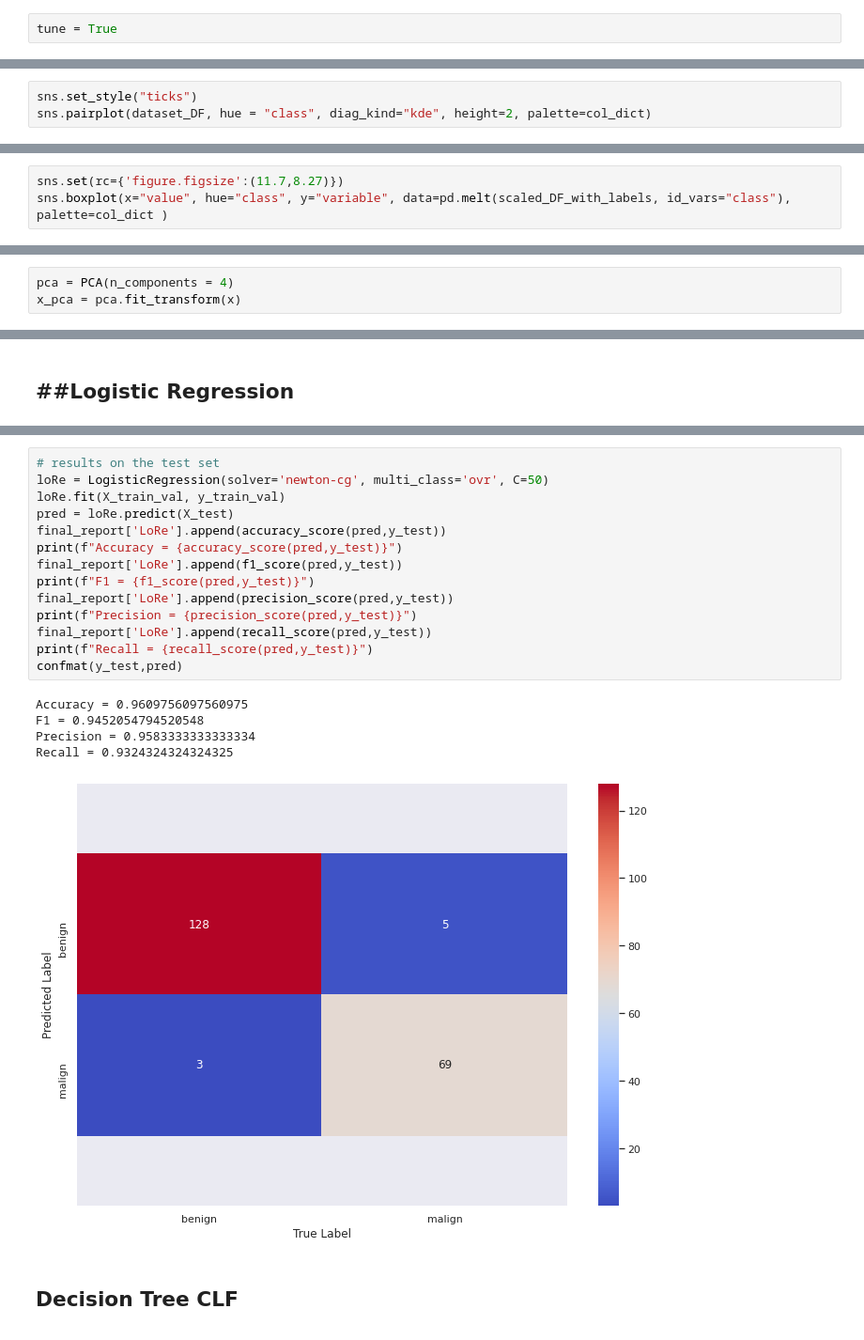
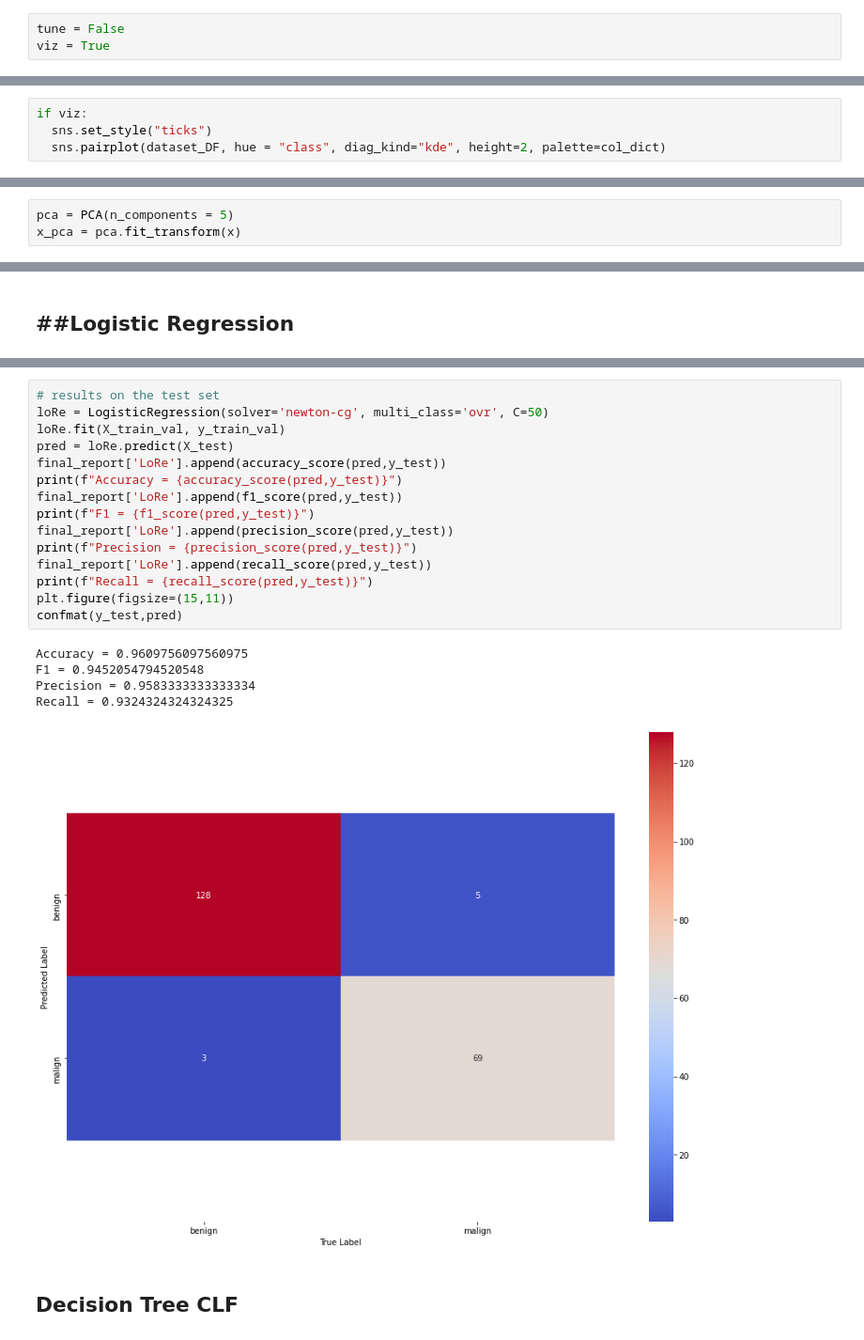
Before and after one commit to Nicordaro/MML, a Jupyter notebook: MML_Thesis_v2_noSMOTE.ipynb, the cells around one changed output, grey strips where cells are left out. Shown: that part at 94% size. Saved outputs shown, nothing was run; the diff lists cells and outputs as text.

```diff
--- a/MML_Thesis_v2_noSMOTE.ipynb
+++ b/MML_Thesis_v2_noSMOTE.ipynb
@@ -59,7 +59,8 @@ def confmat(y_test,pred):
     ax.set_ylim(bottom + 0.5, top - 0.5)
     ax.set(xlabel='True Label', ylabel='Predicted Label')
 # %%
-tune = True
+tune = False
+viz = True
 # %%
 # Clone github repository with dataset
 # deleting if already present(Only for development purposes, colab limitations)
@@ -298,3 +298,4 @@ for i, col in enumerate(dataset_DF.columns[:9]):
 # %%
-sns.set_style("ticks")
-sns.pairplot(dataset_DF, hue = "class", diag_kind="kde", height=2, palette=col_dict)
+if viz:
+  sns.set_style("ticks")
+  sns.pairplot(dataset_DF, hue = "class", diag_kind="kde", height=2, palette=col_dict)
@@ -360,6 +358,3 @@ scaled_DF
 | 681 | -0.156869 | 1.583204 | 0.932487 | 0.408682 | -0.105454 | 0.125054 | 2.677764 | 1.026185 | -0.348400 |
 | 682 | -0.156869 | 1.583204 | 1.602192 | 0.758032 | 0.344701 | 0.399689 | 2.677764 | 0.370540 | -0.348400 |
 683 rows × 9 columns
-# %%
-sns.set(rc={'figure.figsize':(11.7,8.27)})
-sns.boxplot(x="value", hue="class", y="variable", data=pd.melt(scaled_DF_with_labels, id_vars="class"), palette=col_dict )
@@ -394,5 +392,5 @@ print(np.cumsum(pca.explained_variance_ratio_))
 # %%
-pca = PCA(n_components = 4)
+pca = PCA(n_components = 5)
 x_pca = pca.fit_transform(x)
 # %%
 x_pca_DF = pd.DataFrame(data=x_pca)
@@ -450,23 +448,24 @@ mean score 0.9637547130289068
 # %%
 # results on the test set
 loRe = LogisticRegression(solver='newton-cg', multi_class='ovr', C=50)
 loRe.fit(X_train_val, y_train_val)
 pred = loRe.predict(X_test)
 final_report['LoRe'].append(accuracy_score(pred,y_test))
 print(f"Accuracy = {accuracy_score(pred,y_test)}")
 final_report['LoRe'].append(f1_score(pred,y_test))
 print(f"F1 = {f1_score(pred,y_test)}")
 final_report['LoRe'].append(precision_score(pred,y_test))
 print(f"Precision = {precision_score(pred,y_test)}")
 final_report['LoRe'].append(recall_score(pred,y_test))
 print(f"Recall = {recall_score(pred,y_test)}")
+plt.figure(figsize=(15,11))
 confmat(y_test,pred)
 # %% [output]
 Accuracy = 0.9609756097560975
 F1 = 0.9452054794520548
 Precision = 0.9583333333333334
 Recall = 0.9324324324324325
-[figure, old version]
+[figure, new version]
 # %% [markdown]
 Decision Tree CLF
 ---
```
Also changed, not shown: parts of 24 cells of this notebook.
